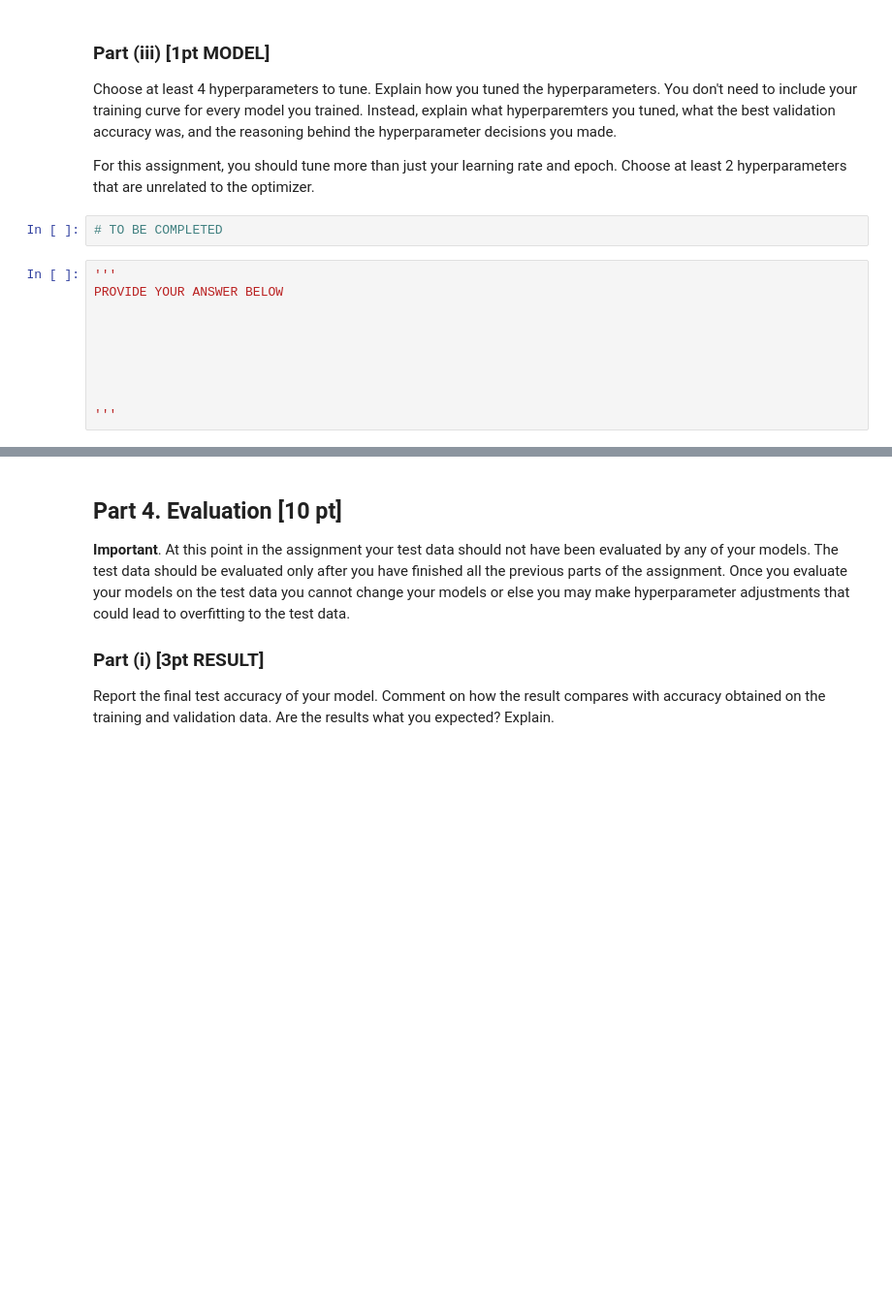
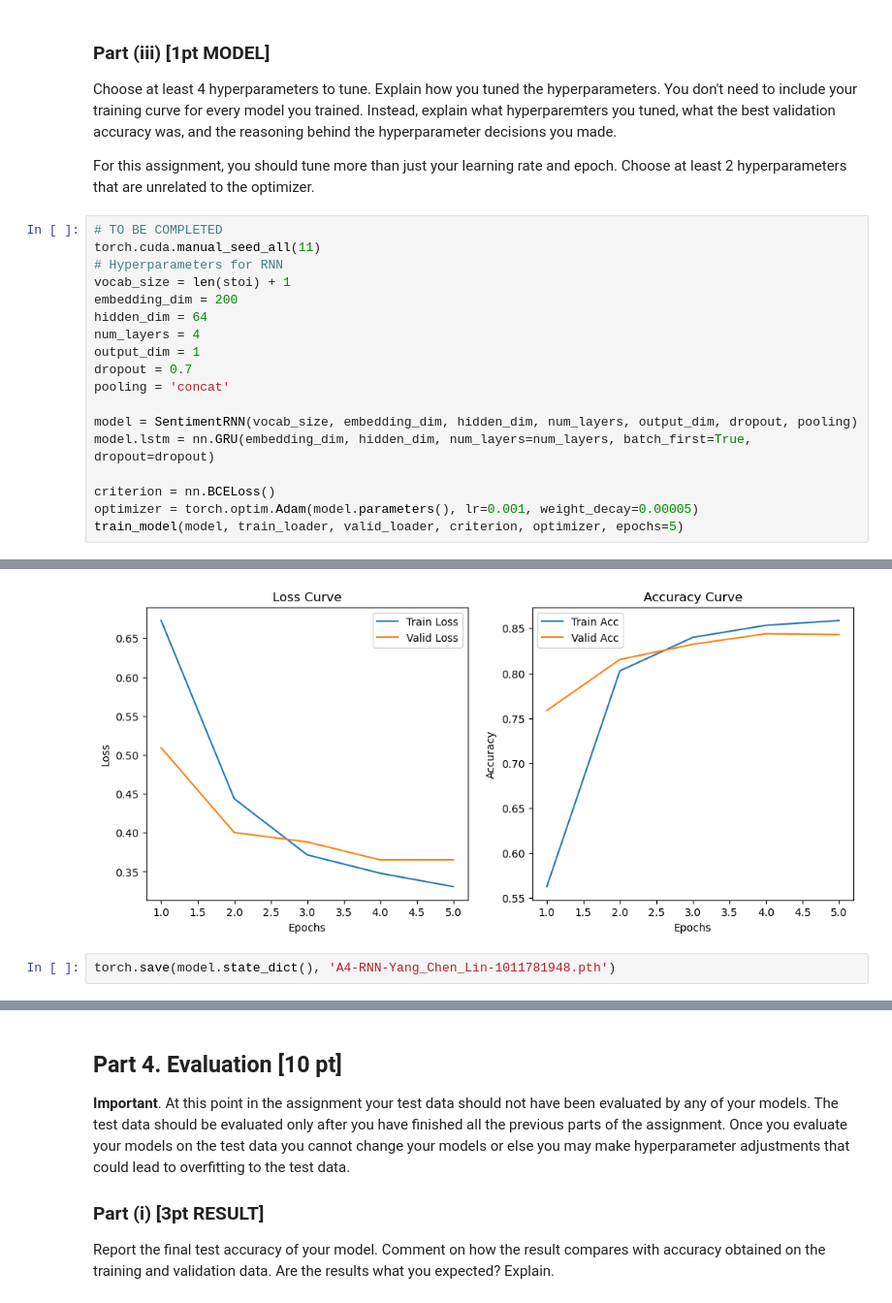
Before and after one commit to iolj-uoft/MIE1517-Intro-to-Deep-Learning, a Jupyter notebook: 2_Assignments/A4_RNN/A4.ipynb, the cells around one changed output, grey strips where cells are left out. Shown: that part at 97% size. Cells and saved outputs as stored; diff of their text form; blank space fills up the shorter version.

```diff
--- a/2_Assignments/A4_RNN/A4.ipynb
+++ b/2_Assignments/A4_RNN/A4.ipynb
@@ -365,15 +630,22 @@ and the reasoning behind the hyperparameter decisions you made.
 
 For this assignment, you should tune more than just your learning rate and epoch.
 Choose at least 2 hyperparameters that are unrelated to the optimizer.
-# %%
-# TO BE COMPLETED
-# %%
-'''
-PROVIDE YOUR ANSWER BELOW
-
-
-
-
-
-
-'''
+# %%
+# TO BE COMPLETED
+torch.cuda.manual_seed_all(11)
+# Hyperparameters for RNN
+vocab_size = len(stoi) + 1
+embedding_dim = 200
+hidden_dim = 64
+num_layers = 4
+output_dim = 1
+dropout = 0.7
+pooling = 'concat'
+
+model = SentimentRNN(vocab_size, embedding_dim, hidden_dim, num_layers, output_dim, dropout, pooling)
+model.lstm = nn.GRU(embedding_dim, hidden_dim, num_layers=num_layers, batch_first=True, dropout=dropout)
+
+criterion = nn.BCELoss()
+optimizer = torch.optim.Adam(model.parameters(), lr=0.001, weight_decay=0.00005)
+train_model(model, train_loader, valid_loader, criterion, optimizer, epochs=5)
+# %% [output]
@@ -379,0 +657,3 @@ PROVIDE YOUR ANSWER BELOW
+[figure, added]
+# %%
+torch.save(model.state_dict(), 'A4-RNN-Yang_Chen_Lin-1011781948.pth')
```
Also changed, not shown: parts of 44 cells of this notebook, 1 other file.
